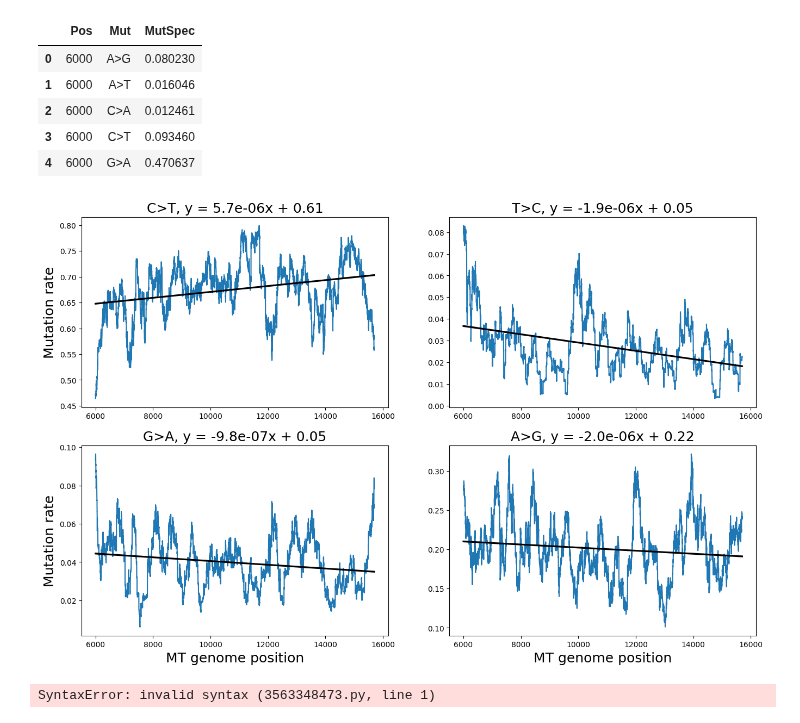
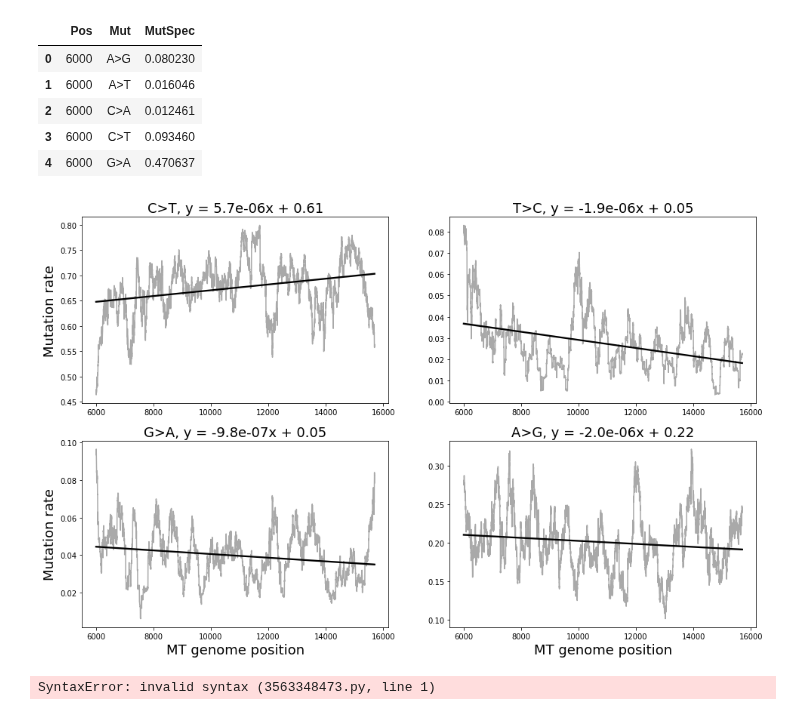
Before and after one commit to mitoclub/mtdnaMutSpecOfCancers, a Jupyter notebook: notebooks/glm.ipynb, the cells around one changed output. Drawn from its saved outputs; the diff is of its cells as text; code cells hidden in the pictures.

Commit message:
gray color in TSSS_SW300

```diff
--- a/notebooks/glm.ipynb
+++ b/notebooks/glm.ipynb
@@ -153,34 +153,34 @@ interval_counts["Mut"] = interval_counts["Mut"].str.translate(transcriptor)
 # %%
 used_sbs = "C>T T>C G>A A>G".split()
 
 fig, axs = plt.subplots(2, 2)
 fig.set_size_inches(16, 10)
 
 axes_dict = {
     used_sbs[0]: axs[0, 0],
     used_sbs[1]: axs[0, 1],
     used_sbs[2]: axs[1, 0],
     used_sbs[3]: axs[1, 1],
 }
 for sbs, ax in axes_dict.items():
-    sns.lineplot(data=interval_counts[interval_counts.Mut == sbs], x="Pos", y="MutSpec", ax=ax)
+    sns.lineplot(data=interval_counts[interval_counts.Mut == sbs], x="Pos", y="MutSpec", ax=ax, color="darkgray")
     sns.regplot(data=interval_counts[interval_counts.Mut == sbs], x="Pos", y="MutSpec", ax=ax, scatter=False, color="black")
     lr_res = scipy.stats.linregress(interval_counts[interval_counts.Mut == sbs].Pos.values, interval_counts[interval_counts.Mut == sbs].MutSpec.values)
     ax.title.set_text(f"{sbs}, y = {lr_res.slope:.1e}x + {lr_res.intercept:.2f}")
     ax.title.set_fontsize(18)
     if sbs in ["T>C", "A>G"]:
         ax.set_ylabel("")
     else:
         ax.set_ylabel("Mutation rate", fontsize=18)
 
     if sbs in ["G>A", "A>G"]:
         ax.set_xlabel("MT genome position", fontsize=18)
     else:
         ax.set_xlabel("")
 
 plt.savefig("../figures/TSSS_SW300.png", dpi=300, bbox_inches="tight")
 # %% [output]
-[figure, old version]
+[figure, new version]
 # %%
 https://seaborn.pydata.org/examples/logistic_regression.html
 
```
Also changed, not shown: 1 other file.
